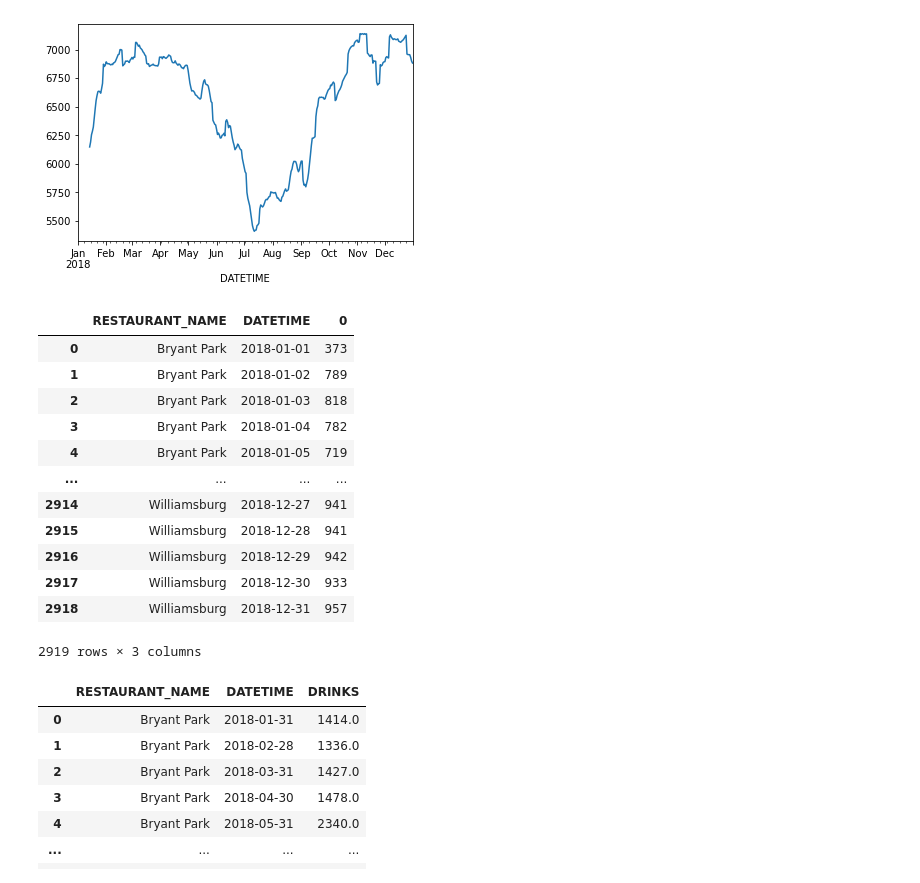
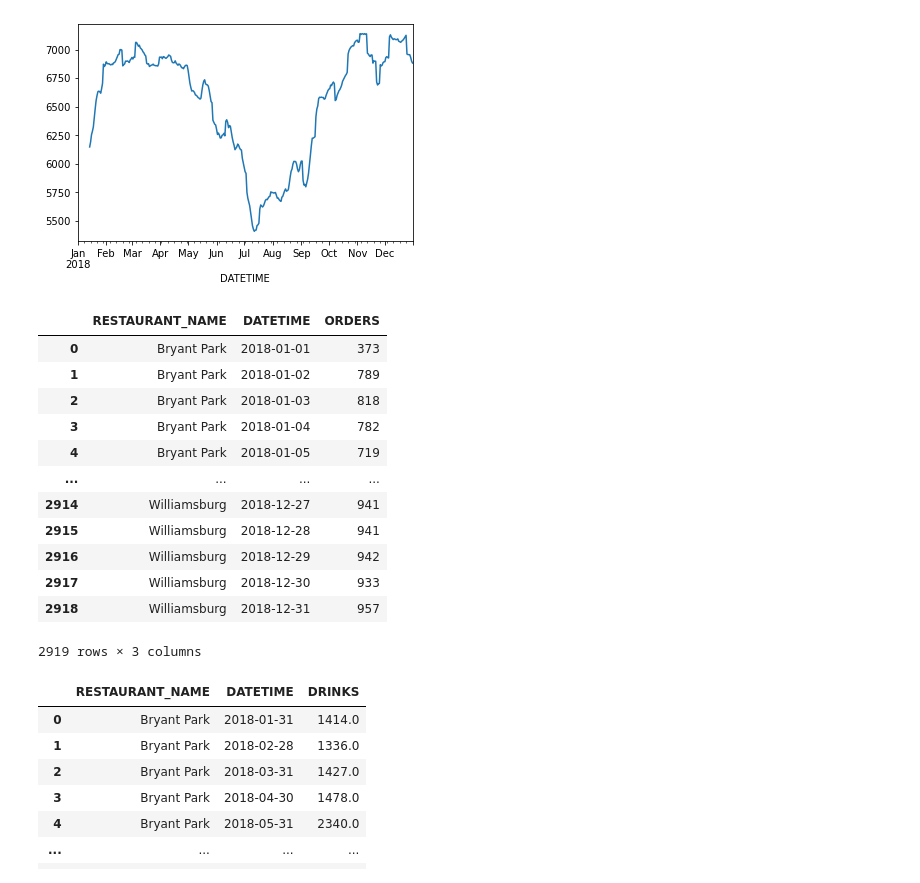
Before and after one commit to mattangriffel/python_for_mbas_class, a Jupyter notebook: Class 3 - Aggregation.ipynb, the cells around one changed output. Drawn from its saved outputs; the diff is of its cells as text; code cells hidden in the pictures.

```diff
--- a/Class 3 - Aggregation.ipynb
+++ b/Class 3 - Aggregation.ipynb
@@ -396,11 +396,12 @@ Freq: D, Length: 365, dtype: float64
 # %%
 (df_orders.set_index('DATETIME')
           .groupby('RESTAURANT_NAME')
           .resample('D')
           .size()
+          .rename('ORDERS')
           .reset_index())
 # %% [output]
-|  | RESTAURANT_NAME | DATETIME | 0 |
+|  | RESTAURANT_NAME | DATETIME | ORDERS |
 | 0 | Bryant Park | 2018-01-01 | 373 |
 | 1 | Bryant Park | 2018-01-02 | 789 |
 | 2 | Bryant Park | 2018-01-03 | 818 |
```
Also changed, not shown: parts of 2 cells of this notebook.
